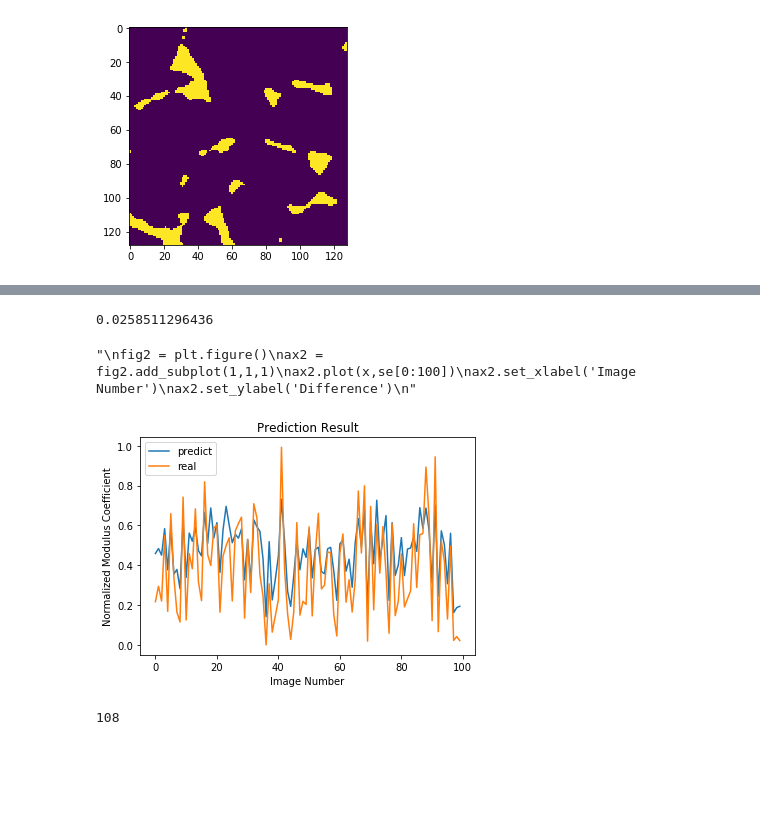
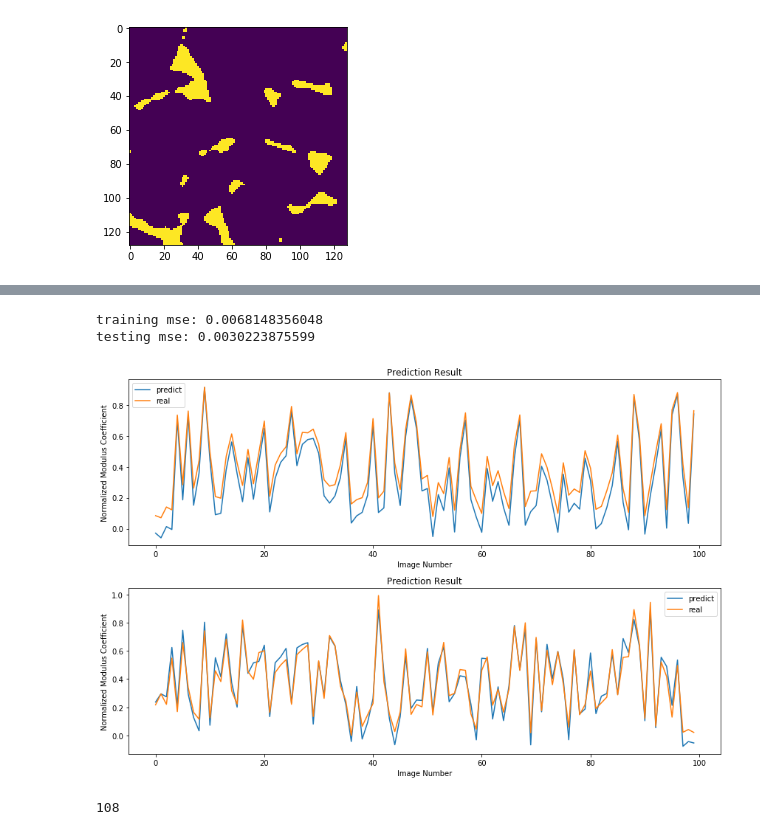
Before and after one commit to aurorlhc/property_test, a Jupyter notebook: CNN_keras.ipynb, the cells around one changed output, grey strips where cells are left out. Drawn from its saved outputs; the diff is of its cells as text; code cells hidden in the pictures; blank space fills up the shorter version.

```diff
--- a/CNN_keras.ipynb
+++ b/CNN_keras.ipynb
@@ -200,16 +164,0 @@ ax.set_ylabel('Normalized Diffusion Coefficient')
-# %%
-x=[]
-for i in range(40):
-    x.append(i)
-
-pred=model.predict(X_val)
-
-fig = plt.figure()
-ax=fig.add_subplot(1,1,1)
-
-ax.plot(x,pred[:40], label='val')
-ax.plot(x,Y_val[:40],label='real')
-plt.legend()
-ax.set_title('Validation Result')
-ax.set_xlabel('Image Number')
-ax.set_ylabel('Normalized Modulus Coefficient')
@@ -219,40 +165,41 @@ ax.set_ylabel('Normalized Modulus Coefficient')
 # %%
 x=[]
 for i in range(100):
     x.append(i)
 
-pred=model.predict(X_test)
-print(mean_squared_error(Y_test, pred))
+fig = plt.figure(figsize=(12,8))
+ax1=fig.add_subplot(2,1,1)
 
-fig1 = plt.figure()
-ax1=fig1.add_subplot(1,1,1)
+train_pred=model.predict(X_train)
+print('training mse:', mean_squared_error(Y_train, train_pred))
 
-ax1.plot(x,pred[0:100], label='predict')
-ax1.plot(x,Y_test[0:100],label='real')
+ax1.plot(x,train_pred[0:100], label='predict')
+ax1.plot(x,Y_train[0:100],label='real')
 plt.legend()
 ax1.set_title('Prediction Result')
 ax1.set_xlabel('Image Number')
 ax1.set_ylabel('Normalized Modulus Coefficient')
 
-"""
-se = np.zeros([240])
-for i in range(240):
-    se[i] = (pred[i]-Y_test[i])/Y_test[i]
 
-"""
+ax2=fig.add_subplot(2,1,2)
 
-'''
-fig2 = plt.figure()
-ax2 = fig2.add_subplot(1,1,1)
-ax2.plot(x,se[0:100])
+test_pred=model.predict(X_test)
+print('testing mse:', mean_squared_error(Y_test, test_pred))
+
+ax2.plot(x,test_pred[0:100], label='predict')
+ax2.plot(x,Y_test[0:100],label='real')
+plt.legend()
+ax2.set_title('Prediction Result')
 ax2.set_xlabel('Image Number')
-ax2.set_ylabel('Difference')
-'''
+ax2.set_ylabel('Normalized Modulus Coefficient')
+
+plt.tight_layout()
+# plt.savefig('training_result_2.png',dpi=400)
 # plt.savefig('prediction_result_2.png',dpi=400)
 # %% [output]
-0.0258511296436
+training mse: 0.0068148356048
+testing mse: 0.0030223875599
-"\nfig2 = plt.figure()\nax2 = fig2.add_subplot(1,1,1)\nax2.plot(x,se[0:100])\nax2.set_xlabel('Image Number')\nax2.set_ylabel('Difference')\n"
-[figure, old version]
+[figure, new version]
 # %%
 count = 0
 for i in range(240):
```
Also changed, not shown: parts of 5 cells of this notebook.
